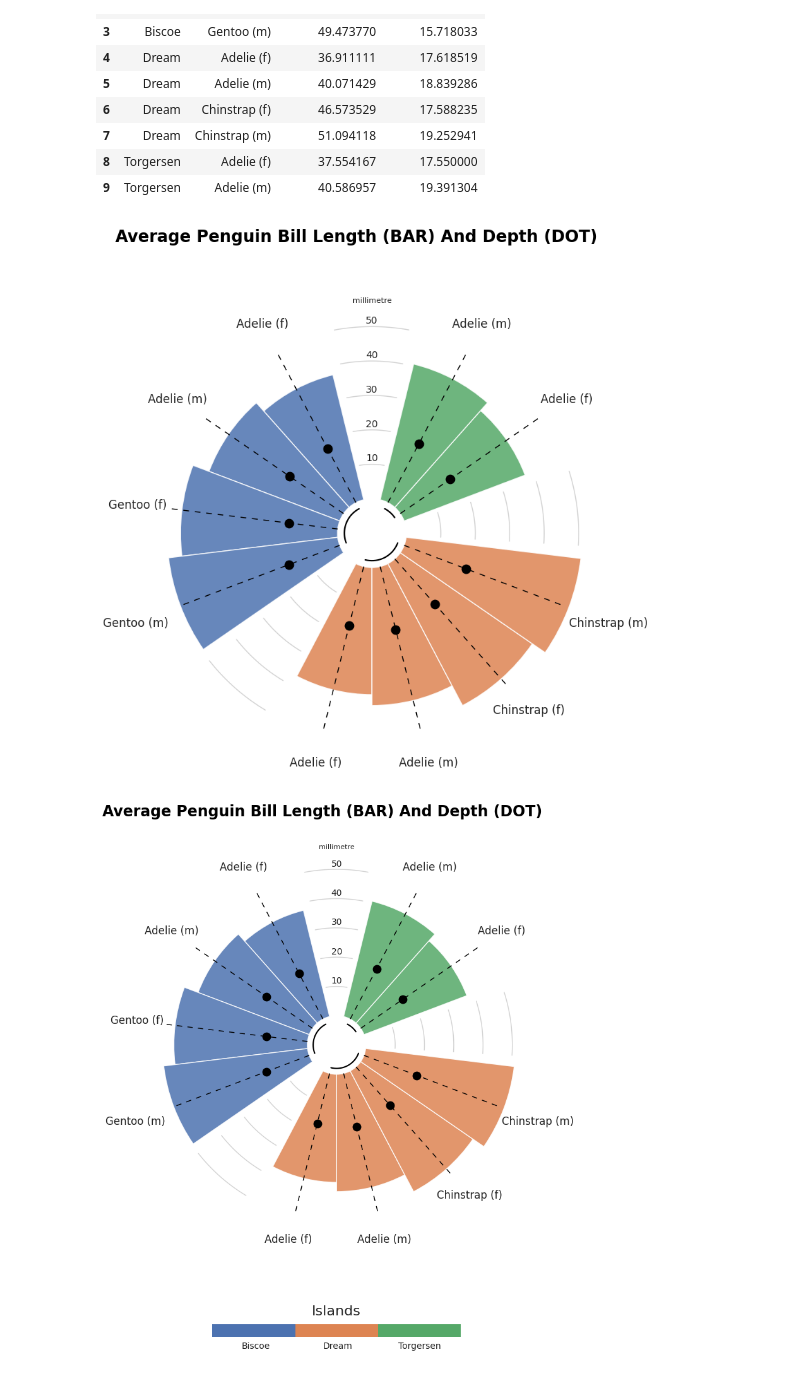
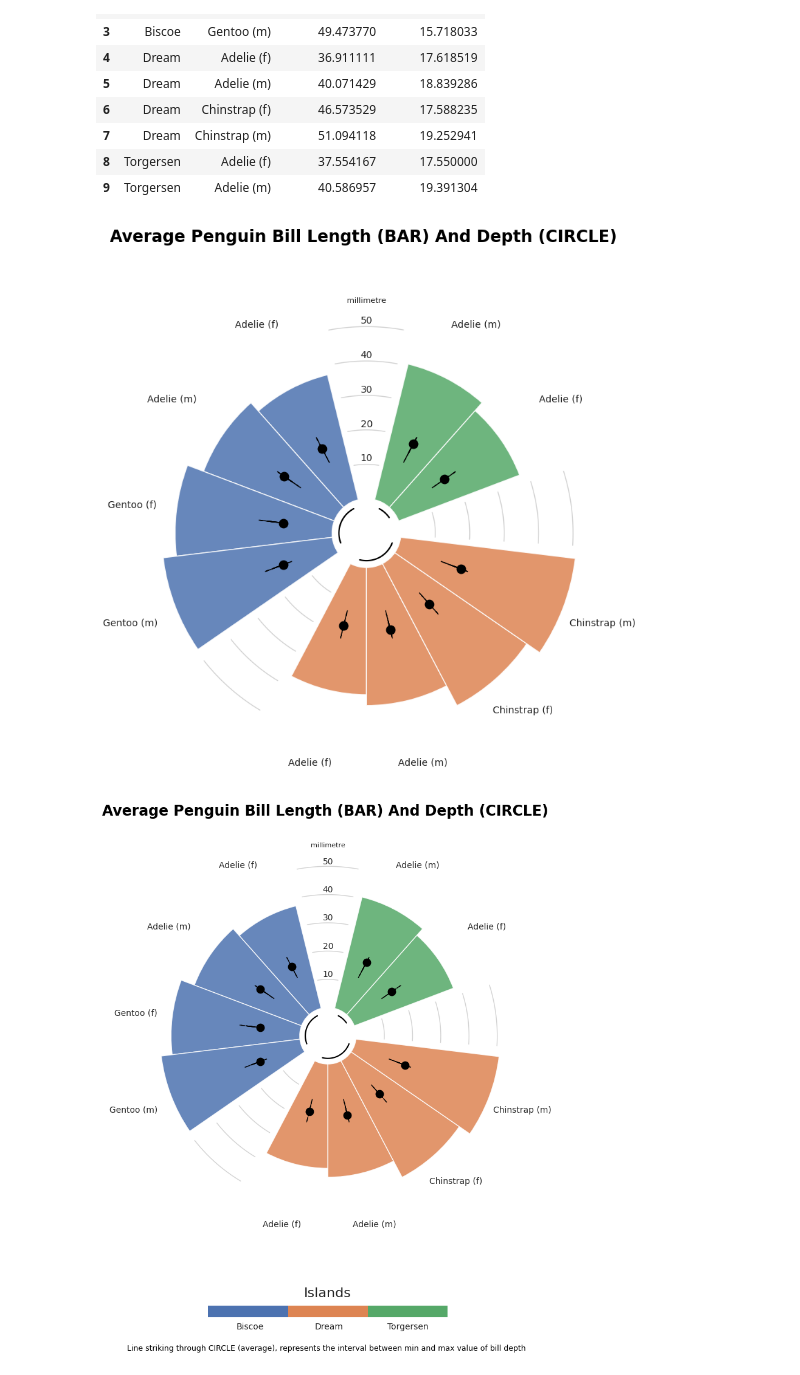
Before and after one commit to tanchu-git/penguins-python-visualization, a Jupyter notebook: penguins_visualization.ipynb, the cells around one changed output. Saved outputs shown, nothing was run; the diff lists cells and outputs as text; code cells hidden in the pictures.

Commit message:
Kaggle Notebook | Penguins Seaborn visualization | Version 1.6

```diff
--- a/penguins_visualization.ipynb
+++ b/penguins_visualization.ipynb
@@ -126,12 +126,12 @@ penguins_df.head(5)
 | 97 | 190.0 | Adelie male |
 # %%
 # Dictionary for Y labels
-label_dict = {1: "Adelie - Male",
-              2: "Adelie - Female",
-              3: "Chinstrap - Male",
-              4: "Chinstrap - Female",
-              5: "Gentoo - Male",
-              6: "Gentoo - Female"}
+label_dict = {1: "Adelie (M)",
+              2: "Adelie (F)",
+              3: "Chinstrap (M)",
+              4: "Chinstrap (F)",
+              5: "Gentoo (M)",
+              6: "Gentoo (F)"}
 # %%
 # Setting the color theme
 sns.set_theme(style="white", rc={"axes.facecolor": (0, 0, 0, 0), "axes.linewidth":2})
@@ -139,7 +139,7 @@ sns.set_theme(style="white", rc={"axes.facecolor": (0, 0, 0, 0), "axes.linewidth
 # Generate a color palette with Seaborn.color_palette()
 pal = sns.color_palette("coolwarm", n_colors=18)
 
-# sns.FacetGrid class - create a plot for each value in 'species' column
+# sns.FacetGrid class - create a kdeplot for each value in 'species' column
 # Making the charts broader and shorter
 # The 'hue' argument is the one that will be represented by colors with 'palette'
 ridge = sns.FacetGrid(penguins_df, row="species", hue="species", aspect=15, height=.75, palette=pal)
@@ -150,11 +150,16 @@ ridge.map_dataframe(sns.kdeplot, x="flipper_length_mm", bw_adjust=1, clip_on=Fal
 # Add a white line that represents the contour of each kdeplot
 ridge.map_dataframe(sns.kdeplot, x="flipper_length_mm", bw_adjust=1, clip_on=False, color="white", linewidth=2)
 
-# Add a horizontal line for each plot
+# Add a horizontal line for each kdeplot
 ridge.map_dataframe(plt.axhline, y=0, linewidth=2, clip_on=False)
 
-# Loop over the FacetGrid figure axes (g.axes.flat) and add the "values" from label_dict as text with the right color
-# ax.lines[-1].get_color() enables access the last line's color in each axes
+# Loop over the FacetGrid figure axes (ridge.axes.flat) and add the "values" from label_dict as text with the right color
+# ax.lines[-1].get_color() enables access the last line's color in each axis
+for i, ax in enumerate(ridge.axes.flat):
+    ax.text(161, 0.02, label_dict[i+1],
+            fontweight='bold', fontsize=10,
+            color=ax.lines[-1].get_color())
+
 for i, ax in enumerate(ridge.axes.flat):
     ax.text(161, 0.02, label_dict[i+1],
             fontweight='bold', fontsize=10,
@@ -233,10 +246,13 @@ ax.set_ylim(-10, 60)
 # Add bars to represent average bill length
 ax.bar(ANGLES[IDXS], LENGTHS, color=COLORS, alpha=0.85, width=WIDTH, zorder=10)
 
-# Add dotted lines. These are just references
-ax.vlines(ANGLES[IDXS], 0, 50, color="black", ls=(0, (6, 6)), linewidth=1, zorder=11)
+# Add lines going from minimum to maximum bill depth with "get_bill" function
+for island, species, sex in bill_df.loc[:, ['island', 'species', "sex"]].values:
+    species = species.split(" ")[0]
+    min_bill, max_bill = get_bill(island, species, sex)
+    ax.vlines(ANGLES[IDXS], min_bill, max_bill, color="black", ls=(0, (6, 6)), linewidth=1, zorder=11)
 
-# Add dots to represent the bill depth
+# Add dots to represent the average bill depth
 ax.scatter(ANGLES[IDXS], DEPTHS, s=80, color="black", zorder=11)
 
 # Remove lines for polar axis (x)
@@ -244,13 +260,9 @@ ax.xaxis.grid(False)
 # Lines for axis y
 ax.yaxis.grid(False)
 
-# Add labels for bars
-CATEGORIES = [r for r in CATEGORIES]
-CATEGORIES
-
 # Set the labels
 ax.set_xticks(ANGLES[IDXS])
-ax.set_xticklabels(CATEGORIES, size=12)
+ax.set_xticklabels(CATEGORIES, size=10)
 
 # Put grid lines for radial axis (y) at 0, 10, 20, 30, 40, 50
 ax.set_yticklabels([])
@@ -282,7 +294,7 @@ for mm in range(10, 60, 10):
 # y legend
 ax.text(0 * np.pi / 2, 56 + PAD, "millimetre", ha="center", size=8)
 
-title = "Average Penguin Bill Length (BAR) And Depth (DOT)"
+title = "Average Penguin Bill Length (BAR) And Depth (CIRCLE)"
 fig.text(0.1, 0.83, title, fontsize=17, color="black", weight="bold", ha="left", va="baseline")
 
 # This iterates over the sizes of the groups adding reference lines
@@ -301,7 +313,7 @@ for size in GROUPS_SIZE:
 
     offset += size + PAD
 # %% [output]
-[figure, old version]
+[figure, new version]
 # %%
 # Colormap
 cmap = mpl.colors.LinearSegmentedColormap.from_list("color", COLORS, N=256)
@@ -310,31 +322,36 @@ cmap = mpl.colors.LinearSegmentedColormap.from_list("color", COLORS, N=256)
 fig.subplots_adjust(top=0.8)
 fig.subplots_adjust(bottom=0.175)
 
 # Create a new norm, which is discrete
 bounds = [0, 1, 2, 3]
 norm = mpl.colors.BoundaryNorm(bounds, cmap.N)
 
 # Create the colorbar legend
 cb = fig.colorbar(
     ScalarMappable(norm=norm, cmap=cmap),
     orientation = "horizontal",
     fraction=0.025
 )
 
 # Remove the outline of the colorbar
 cb.outline.set_visible(False)
 
 # Remove tick marks
 cb.ax.xaxis.set_tick_params(size=0)
 
 # Set legend label and move it to the top (instead of default bottom)
 cb.set_label("Islands", size=16, labelpad=-40)
 cb.set_ticks(ticks=bounds, labels=["", '', '', ''])
 
 fig.text(0.370, 0.16, "Biscoe", fontsize=10, ha="center", va="baseline")
 fig.text(0.515, 0.16, "Dream", fontsize=10, ha="center", va="baseline")
 fig.text(0.659, 0.16, "Torgersen", fontsize=10, ha="center", va="baseline")
 
+# Add text for legend
+legend_text = "Line striking through CIRCLE (average), represents the interval between min and max value of bill depth"
+
+fig.text(0.51, 0.13, legend_text, ha="center", va="bottom", size=9, color="black")
+
 fig
 # %% [output]
-[figure, old version]
+[figure, new version]
```
Also changed, not shown: parts of 5 cells of this notebook.
